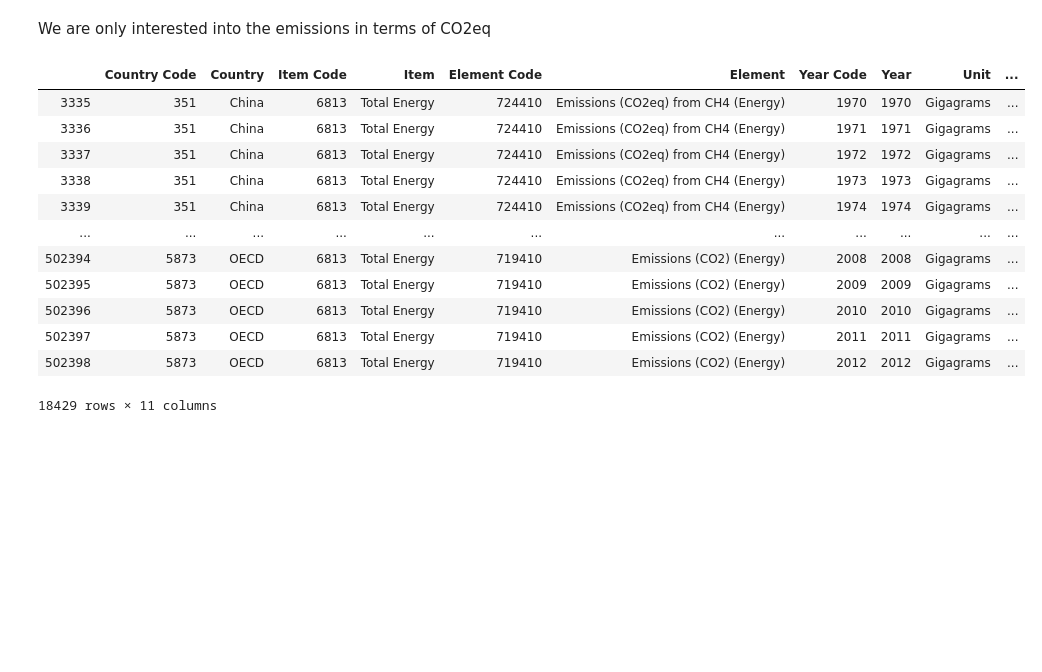
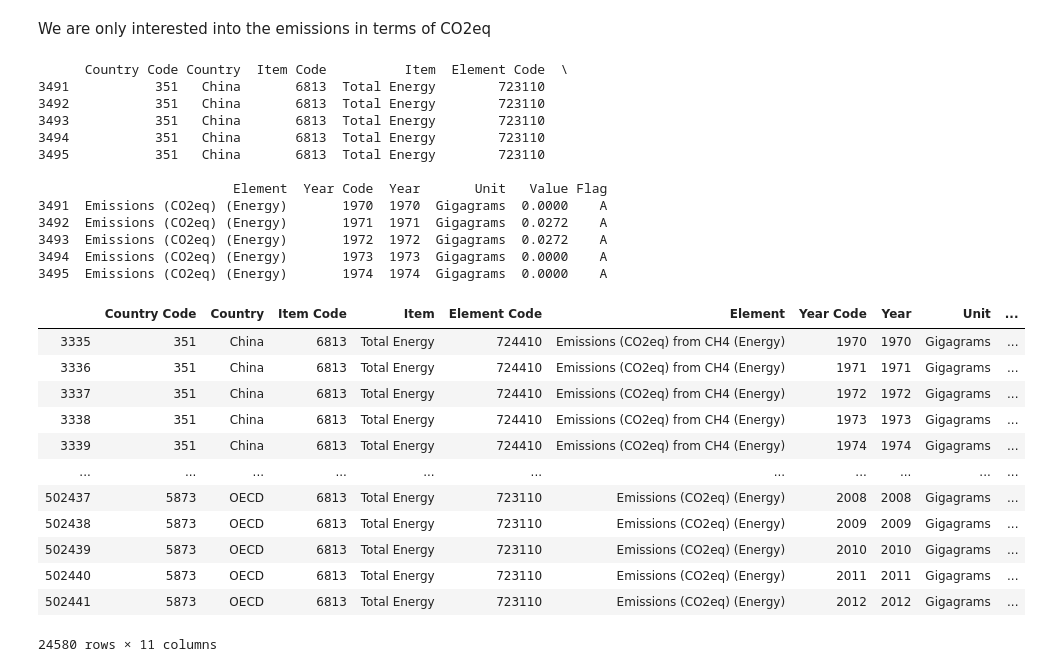
Before and after one commit to Lambo97/ADAProject, a Jupyter notebook: src/greenhouse.ipynb, the cells around one changed output. Drawn from its saved outputs; the diff is of its cells as text; code cells hidden in the pictures; blank space fills up the shorter version.

```diff
--- a/src/greenhouse.ipynb
+++ b/src/greenhouse.ipynb
@@ -269,31 +296,48 @@ We are only interested into the emissions in terms of CO2eq
 # %%
 # Only keep the total energy item
 unint_item = ['Gas-Diesel oil', 'Motor Gasoline', 'Natural gas (including LNG)',
  'Liquefied petroleum gas (LPG)', 'Fuel oil', 'Coal', 'Electricity',
  'Gas-diesel oils used in fisheries', 'Fuel oil used in fisheries',
  'Energy for power irrigation', 'Transport fuel used in agriculture (excl. fishery)', 'Energy used in fishery']
 emissions_energy = emissions_energy.drop(emissions_energy[emissions_energy['Item'].isin(unint_item)].index)
 
 
+
 # Remove uninteresting elements
 unint_elem = ['Consumption in Agriculture', 'Implied emission factor for CH4',
  'Emissions (CH4) (Energy)', 'Implied emission factor for N2O', 'Emissions (N2O) (Energy)',
-              'Implied emission factor for CO2', 'Emissions (CO2eq) (Energy)']
+              'Implied emission factor for CO2']
 emissions_energy = emissions_energy.drop(emissions_energy[emissions_energy['Element'].isin(unint_elem)].index)
 
+# Make a new dataset with the aggregation of all emissions
+emissions_energy_tot = emissions_energy[emissions_energy['Element']=='Emissions (CO2eq) (Energy)']
+print(emissions_energy_tot.head())
 
 emissions_energy
 # %% [output]
+      Country Code Country  Item Code          Item  Element Code  \
+3491           351   China       6813  Total Energy        723110
+3492           351   China       6813  Total Energy        723110
+3493           351   China       6813  Total Energy        723110
+3494           351   China       6813  Total Energy        723110
+3495           351   China       6813  Total Energy        723110
+
+                         Element  Year Code  Year       Unit   Value Flag
+3491  Emissions (CO2eq) (Energy)       1970  1970  Gigagrams  0.0000    A
+3492  Emissions (CO2eq) (Energy)       1971  1971  Gigagrams  0.0272    A
+3493  Emissions (CO2eq) (Energy)       1972  1972  Gigagrams  0.0272    A
+3494  Emissions (CO2eq) (Energy)       1973  1973  Gigagrams  0.0000    A
+3495  Emissions (CO2eq) (Energy)       1974  1974  Gigagrams  0.0000    A
 |  | Country Code | Country | Item Code | Item | Element Code | Element | Year Code | Year | Unit | ... |
 | 3335 | 351 | China | 6813 | Total Energy | 724410 | Emissions (CO2eq) from CH4 (Energy) | 1970 | 1970 | Gigagrams | ... |
 | 3336 | 351 | China | 6813 | Total Energy | 724410 | Emissions (CO2eq) from CH4 (Energy) | 1971 | 1971 | Gigagrams | ... |
 | 3337 | 351 | China | 6813 | Total Energy | 724410 | Emissions (CO2eq) from CH4 (Energy) | 1972 | 1972 | Gigagrams | ... |
 | 3338 | 351 | China | 6813 | Total Energy | 724410 | Emissions (CO2eq) from CH4 (Energy) | 1973 | 1973 | Gigagrams | ... |
 | 3339 | 351 | China | 6813 | Total Energy | 724410 | Emissions (CO2eq) from CH4 (Energy) | 1974 | 1974 | Gigagrams | ... |
 | ... | ... | ... | ... | ... | ... | ... | ... | ... | ... | ... |
-| 502394 | 5873 | OECD | 6813 | Total Energy | 719410 | Emissions (CO2) (Energy) | 2008 | 2008 | Gigagrams | ... |
-| 502395 | 5873 | OECD | 6813 | Total Energy | 719410 | Emissions (CO2) (Energy) | 2009 | 2009 | Gigagrams | ... |
-| 502396 | 5873 | OECD | 6813 | Total Energy | 719410 | Emissions (CO2) (Energy) | 2010 | 2010 | Gigagrams | ... |
-| 502397 | 5873 | OECD | 6813 | Total Energy | 719410 | Emissions (CO2) (Energy) | 2011 | 2011 | Gigagrams | ... |
-| 502398 | 5873 | OECD | 6813 | Total Energy | 719410 | Emissions (CO2) (Energy) | 2012 | 2012 | Gigagrams | ... |
+| 502437 | 5873 | OECD | 6813 | Total Energy | 723110 | Emissions (CO2eq) (Energy) | 2008 | 2008 | Gigagrams | ... |
+| 502438 | 5873 | OECD | 6813 | Total Energy | 723110 | Emissions (CO2eq) (Energy) | 2009 | 2009 | Gigagrams | ... |
+| 502439 | 5873 | OECD | 6813 | Total Energy | 723110 | Emissions (CO2eq) (Energy) | 2010 | 2010 | Gigagrams | ... |
+| 502440 | 5873 | OECD | 6813 | Total Energy | 723110 | Emissions (CO2eq) (Energy) | 2011 | 2011 | Gigagrams | ... |
+| 502441 | 5873 | OECD | 6813 | Total Energy | 723110 | Emissions (CO2eq) (Energy) | 2012 | 2012 | Gigagrams | ... |
-18429 rows × 11 columns
+24580 rows × 11 columns
```
Also changed, not shown: parts of 17 cells of this notebook.
